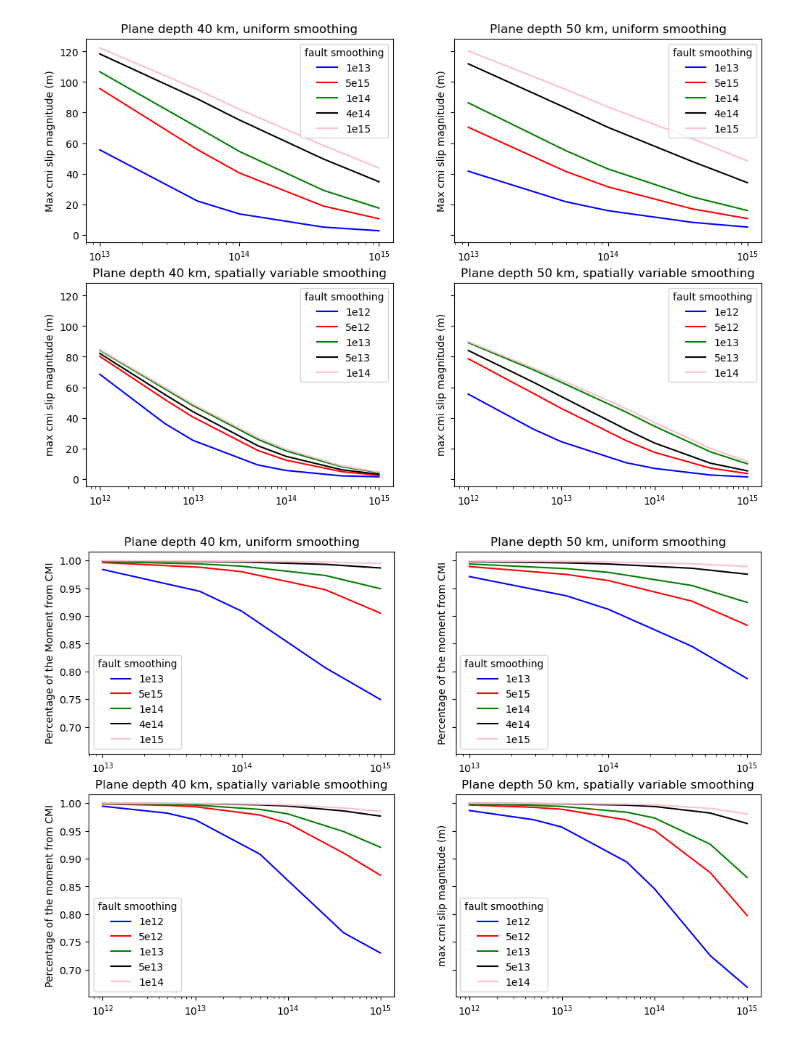
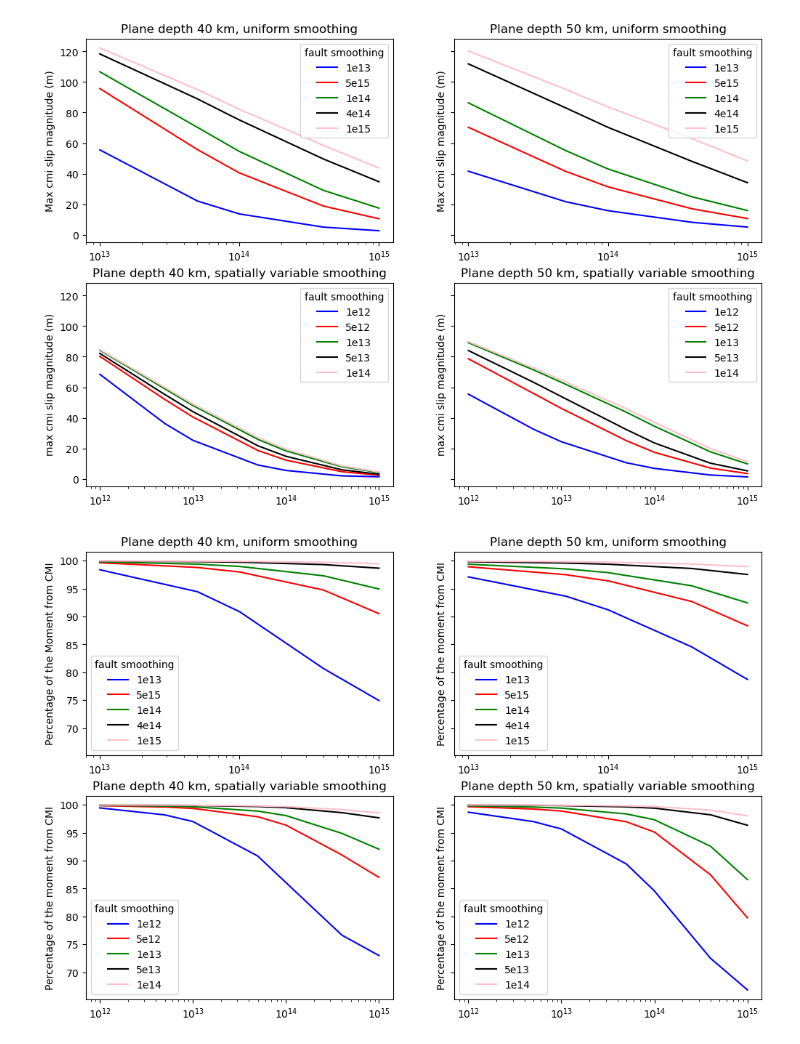
Before and after one commit to e-middleton/cmiModeling, a Jupyter notebook: parseResults.ipynb, the cells around one changed output. Drawn from its saved outputs; the diff is of its cells as text; code cells hidden in the pictures.

```diff
--- a/parseResults.ipynb
+++ b/parseResults.ipynb
@@ -243,52 +243,52 @@ plt.show()
 # %%
 # cmi moment as a percentage of the total
 plt.close('all')
 fig, ax = plt.subplots(nrows=2, ncols=2, figsize=(12, 8), sharey=True)
 
 ax[0][0].set_title("Plane depth 40 km, uniform smoothing")
 ax[0][0].set_ylabel("Percentage of the Moment from CMI")
-ax[0][0].plot(f1e13_models["cmiSmoothing"], f1e13_models["cmiMoment"] / (f1e13_models["cmiMoment"]+f1e13_models["faultMoment"]), color="blue", label="1e13");
-ax[0][0].plot(f5e13_models["cmiSmoothing"], f5e13_models["cmiMoment"] / (f5e13_models["cmiMoment"]+f5e13_models["faultMoment"]), color="red", label="5e15")
-ax[0][0].plot(f1e14_models["cmiSmoothing"], f1e14_models["cmiMoment"] / (f1e14_models["cmiMoment"]+f1e14_models["faultMoment"]), color="green", label="1e14");
-ax[0][0].plot(f4e14_models["cmiSmoothing"], f4e14_models["cmiMoment"] / (f4e14_models["cmiMoment"]+f4e14_models["faultMoment"]), color="black", label="4e14");
-ax[0][0].plot(f1e15_models["cmiSmoothing"], f1e15_models["cmiMoment"] / (f1e15_models["cmiMoment"]+f1e15_models["faultMoment"]), color="pink", label="1e15");
+ax[0][0].plot(f1e13_models["cmiSmoothing"], 100*(f1e13_models["cmiMoment"] / (f1e13_models["cmiMoment"]+f1e13_models["faultMoment"])), color="blue", label="1e13");
+ax[0][0].plot(f5e13_models["cmiSmoothing"], 100*(f5e13_models["cmiMoment"] / (f5e13_models["cmiMoment"]+f5e13_models["faultMoment"])), color="red", label="5e15")
+ax[0][0].plot(f1e14_models["cmiSmoothing"], 100*(f1e14_models["cmiMoment"] / (f1e14_models["cmiMoment"]+f1e14_models["faultMoment"])), color="green", label="1e14");
+ax[0][0].plot(f4e14_models["cmiSmoothing"], 100*(f4e14_models["cmiMoment"] / (f4e14_models["cmiMoment"]+f4e14_models["faultMoment"])), color="black", label="4e14");
+ax[0][0].plot(f1e15_models["cmiSmoothing"], 100*(f1e15_models["cmiMoment"] / (f1e15_models["cmiMoment"]+f1e15_models["faultMoment"])), color="pink", label="1e15");
 ax[0][0].set_xscale("log")
 ax[0][0].legend(title="fault smoothing")
 
 ax[0][1].set_title("Plane depth 50 km, uniform smoothing")
 ax[0][1].set_ylabel("Percentage of the moment from CMI")
-ax[0][1].plot(f1e13_models2["cmiSmoothing"], f1e13_models2["cmiMoment"] / (f1e13_models2["cmiMoment"]+f1e13_models2["faultMoment"]), color="blue", label="1e13");
-ax[0][1].plot(f5e13_models2["cmiSmoothing"], f5e13_models2["cmiMoment"] / (f5e13_models2["cmiMoment"]+f5e13_models2["faultMoment"]), color="red", label="5e15")
-ax[0][1].plot(f1e14_models2["cmiSmoothing"], f1e14_models2["cmiMoment"] / (f1e14_models2["cmiMoment"]+f1e14_models2["faultMoment"]), color="green", label="1e14");
-ax[0][1].plot(f4e14_models2["cmiSmoothing"], f4e14_models2["cmiMoment"] / (f4e14_models2["cmiMoment"]+f4e14_models2["faultMoment"]), color="black", label="4e14");
-ax[0][1].plot(f1e15_models2["cmiSmoothing"], f1e15_models2["cmiMoment"] / (f1e15_models2["cmiMoment"]+f1e15_models2["faultMoment"]), color="pink", label="1e15");
+ax[0][1].plot(f1e13_models2["cmiSmoothing"], 100*(f1e13_models2["cmiMoment"] / (f1e13_models2["cmiMoment"]+f1e13_models2["faultMoment"])), color="blue", label="1e13");
+ax[0][1].plot(f5e13_models2["cmiSmoothing"], 100*(f5e13_models2["cmiMoment"] / (f5e13_models2["cmiMoment"]+f5e13_models2["faultMoment"])), color="red", label="5e15")
+ax[0][1].plot(f1e14_models2["cmiSmoothing"], 100*(f1e14_models2["cmiMoment"] / (f1e14_models2["cmiMoment"]+f1e14_models2["faultMoment"])), color="green", label="1e14");
+ax[0][1].plot(f4e14_models2["cmiSmoothing"], 100*(f4e14_models2["cmiMoment"] / (f4e14_models2["cmiMoment"]+f4e14_models2["faultMoment"])), color="black", label="4e14");
+ax[0][1].plot(f1e15_models2["cmiSmoothing"], 100*(f1e15_models2["cmiMoment"] / (f1e15_models2["cmiMoment"]+f1e15_models2["faultMoment"])), color="pink", label="1e15");
 ax[0][1].set_xscale("log")
 ax[0][1].legend(title="fault smoothing")
 
 ax[1][0].set_title("Plane depth 40 km, spatially variable smoothing")
 ax[1][0].set_ylabel("Percentage of the moment from CMI")
-ax[1][0].plot(f1e12_models3["cmiSmoothing"], f1e12_models3["cmiMoment"] / (f1e12_models3["cmiMoment"]+f1e12_models3["faultMoment"]), color="blue", label="1e12");
-ax[1][0].plot(f5e12_models3["cmiSmoothing"], f5e12_models3["cmiMoment"] / (f5e12_models3["cmiMoment"]+f5e12_models3["faultMoment"]), color="red", label="5e12")
-ax[1][0].plot(f1e13_models3["cmiSmoothing"], f1e13_models3["cmiMoment"] / (f1e13_models3["cmiMoment"]+f1e13_models3["faultMoment"]), color="green", label="1e13");
-ax[1][0].plot(f5e13_models3["cmiSmoothing"], f5e13_models3["cmiMoment"] / (f5e13_models3["cmiMoment"]+f5e13_models3["faultMoment"]), color="black", label="5e13");
-ax[1][0].plot(f1e14_models3["cmiSmoothing"], f1e14_models3["cmiMoment"] / (f1e14_models3["cmiMoment"]+f1e14_models3["faultMoment"]), color="pink", label="1e14");
+ax[1][0].plot(f1e12_models3["cmiSmoothing"], 100*(f1e12_models3["cmiMoment"] / (f1e12_models3["cmiMoment"]+f1e12_models3["faultMoment"])), color="blue", label="1e12");
+ax[1][0].plot(f5e12_models3["cmiSmoothing"], 100*(f5e12_models3["cmiMoment"] / (f5e12_models3["cmiMoment"]+f5e12_models3["faultMoment"])), color="red", label="5e12")
+ax[1][0].plot(f1e13_models3["cmiSmoothing"], 100*(f1e13_models3["cmiMoment"] / (f1e13_models3["cmiMoment"]+f1e13_models3["faultMoment"])), color="green", label="1e13");
+ax[1][0].plot(f5e13_models3["cmiSmoothing"], 100*(f5e13_models3["cmiMoment"] / (f5e13_models3["cmiMoment"]+f5e13_models3["faultMoment"])), color="black", label="5e13");
+ax[1][0].plot(f1e14_models3["cmiSmoothing"], 100*(f1e14_models3["cmiMoment"] / (f1e14_models3["cmiMoment"]+f1e14_models3["faultMoment"])), color="pink", label="1e14");
 ax[1][0].set_xscale("log")
 ax[1][0].legend(title="fault smoothing")
 
 ax[1][1].set_title("Plane depth 50 km, spatially variable smoothing")
 ax[1][1].set_ylabel("Percentage of the moment from CMI")
-ax[1][1].plot(f1e12_models4["cmiSmoothing"], f1e12_models4["cmiMoment"] / (f1e12_models4["cmiMoment"]+f1e12_models4["faultMoment"]), color="blue", label="1e12");
-ax[1][1].plot(f5e12_models4["cmiSmoothing"], f5e12_models4["cmiMoment"] / (f5e12_models4["cmiMoment"]+f5e12_models4["faultMoment"]), color="red", label="5e12")
-ax[1][1].plot(f1e13_models4["cmiSmoothing"], f1e13_models4["cmiMoment"] / (f1e13_models4["cmiMoment"]+f1e13_models4["faultMoment"]), color="green", label="1e13");
-ax[1][1].plot(f5e13_models4["cmiSmoothing"], f5e13_models4["cmiMoment"] / (f5e13_models4["cmiMoment"]+f5e13_models4["faultMoment"]), color="black", label="5e13");
-ax[1][1].plot(f1e14_models4["cmiSmoothing"], f1e14_models4["cmiMoment"] / (f1e14_models4["cmiMoment"]+f1e14_models4["faultMoment"]), color="pink", label="1e14");
+ax[1][1].plot(f1e12_models4["cmiSmoothing"], 100*(f1e12_models4["cmiMoment"] / (f1e12_models4["cmiMoment"]+f1e12_models4["faultMoment"])), color="blue", label="1e12");
+ax[1][1].plot(f5e12_models4["cmiSmoothing"], 100*(f5e12_models4["cmiMoment"] / (f5e12_models4["cmiMoment"]+f5e12_models4["faultMoment"])), color="red", label="5e12")
+ax[1][1].plot(f1e13_models4["cmiSmoothing"], 100*(f1e13_models4["cmiMoment"] / (f1e13_models4["cmiMoment"]+f1e13_models4["faultMoment"])), color="green", label="1e13");
+ax[1][1].plot(f5e13_models4["cmiSmoothing"], 100*(f5e13_models4["cmiMoment"] / (f5e13_models4["cmiMoment"]+f5e13_models4["faultMoment"])), color="black", label="5e13");
+ax[1][1].plot(f1e14_models4["cmiSmoothing"], 100*(f1e14_models4["cmiMoment"] / (f1e14_models4["cmiMoment"]+f1e14_models4["faultMoment"])), color="pink", label="1e14");
 ax[1][1].set_xscale("log")
 ax[1][1].legend(title="fault smoothing")
 
 
 plt.show()
 # %% [output]
-[figure, old version]
+[figure, new version]
 # %%
 # cmi moment as a percentage of the total
 plt.close('all')
```
Also changed, not shown: parts of 1 cell of this notebook, 2 other files.
